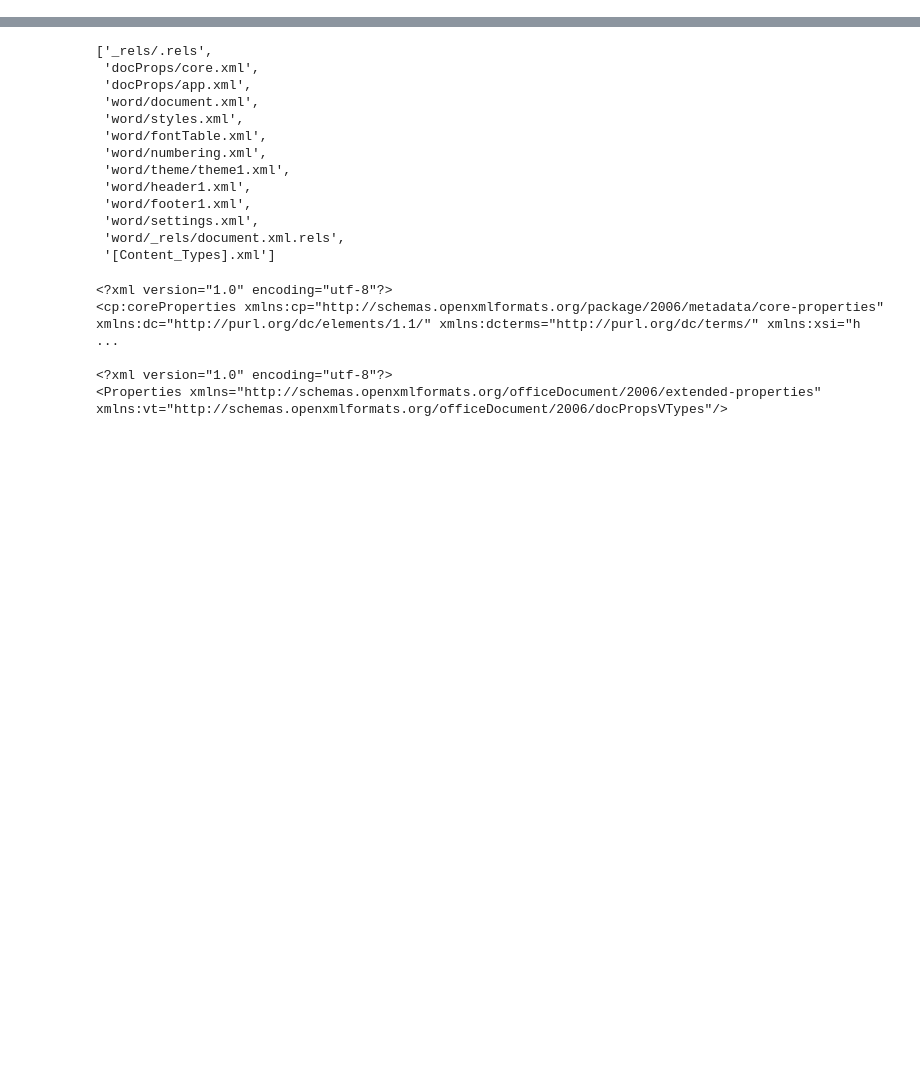
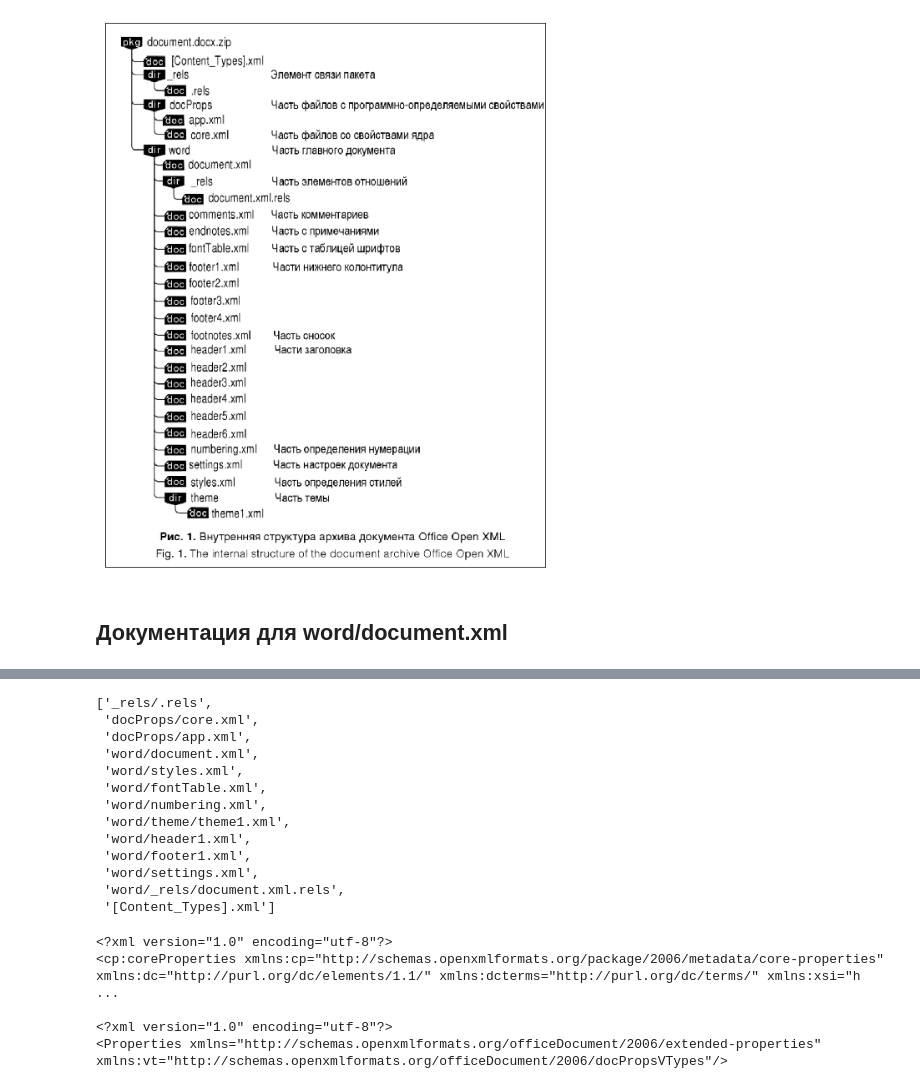
Before and after one commit to NastyBoget/DOCXParser, a Jupyter notebook: docx_reader.ipynb, the cells around one changed output, grey strips where cells are left out. Saved outputs shown, nothing was run; the diff lists cells and outputs as text; code cells hidden in the pictures; blank space fills up the shorter version.

```diff
--- a/docx_reader.ipynb
+++ b/docx_reader.ipynb
@@ -6,0 +4,8 @@ https://python-docx.readthedocs.io/en/latest/index.html
+# %%
+def show_img(filename):
+    img = mpimg.imread(filename)
+    plt.figure(figsize=(12, 12))
+    plt.xticks([])
+    plt.yticks([])
+    plt.imshow(img)
+    plt.show()
@@ -6,0 +51,6 @@ https://python-docx.readthedocs.io/en/latest/index.html
+# %%
+show_img('namelist.png')
+# %% [output]
+[figure, added]
+# %% [markdown]
+## Документация для word/document.xml
```
Also changed, not shown: parts of 37 cells of this notebook, 3 other files.
